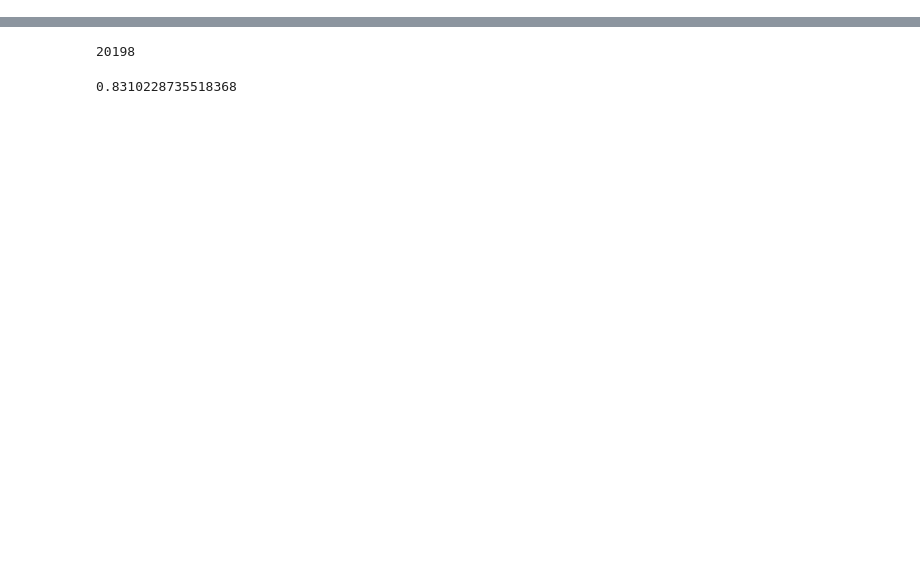
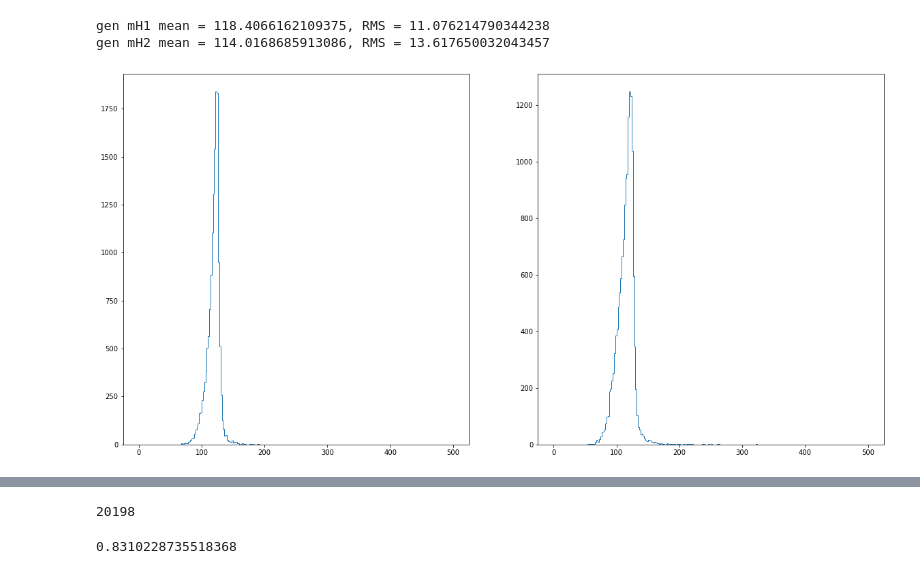
Before and after one commit to SamBT/cmsdas22, a Jupyter notebook: CMSDAS-bbbbAnalysis/analysis/truth_massSpectra.ipynb, the cells around one changed output, grey strips where cells are left out. Drawn from its saved outputs; the diff is of its cells as text; code cells hidden in the pictures; blank space fills up the shorter version.

```diff
--- a/CMSDAS-bbbbAnalysis/analysis/truth_massSpectra.ipynb
+++ b/CMSDAS-bbbbAnalysis/analysis/truth_massSpectra.ipynb
@@ -8,4 +8,19 @@ branches = f.keys()
 #print(branches)
 df = f.arrays(branches,library="pd")
 nEvents = len(df)
+# %%
+tru = (df["allJets_truMatch"] == True) & (df["n_btag"] == 4)
+plt.figure(1,(20,10))
+h1_gen_m = df[tru]["truMatch_H1_m_gen"].values
+h2_gen_m = df[tru]["truMatch_H2_m_gen"].values
+plt.subplot(121)
+h1 = plt.hist(h1_gen_m,bins=np.arange(0,502,step=2),histtype="step")
+plt.subplot(122)
+h2 = plt.hist(h2_gen_m,bins=np.arange(0,502,step=2),histtype="step")
+print("gen mH1 mean = {0}, RMS = {1}".format(np.mean(h1_gen_m),np.std(h1_gen_m)))
+print("gen mH2 mean = {0}, RMS = {1}".format(np.mean(h2_gen_m),np.std(h2_gen_m)))
+# %% [output]
+gen mH1 mean = 118.4066162109375, RMS = 11.076214790344238
+gen mH2 mean = 114.0168685913086, RMS = 13.617650032043457
+[figure, added]
 # %%
```
Also changed, not shown: parts of 3 cells of this notebook, 15 other files.
